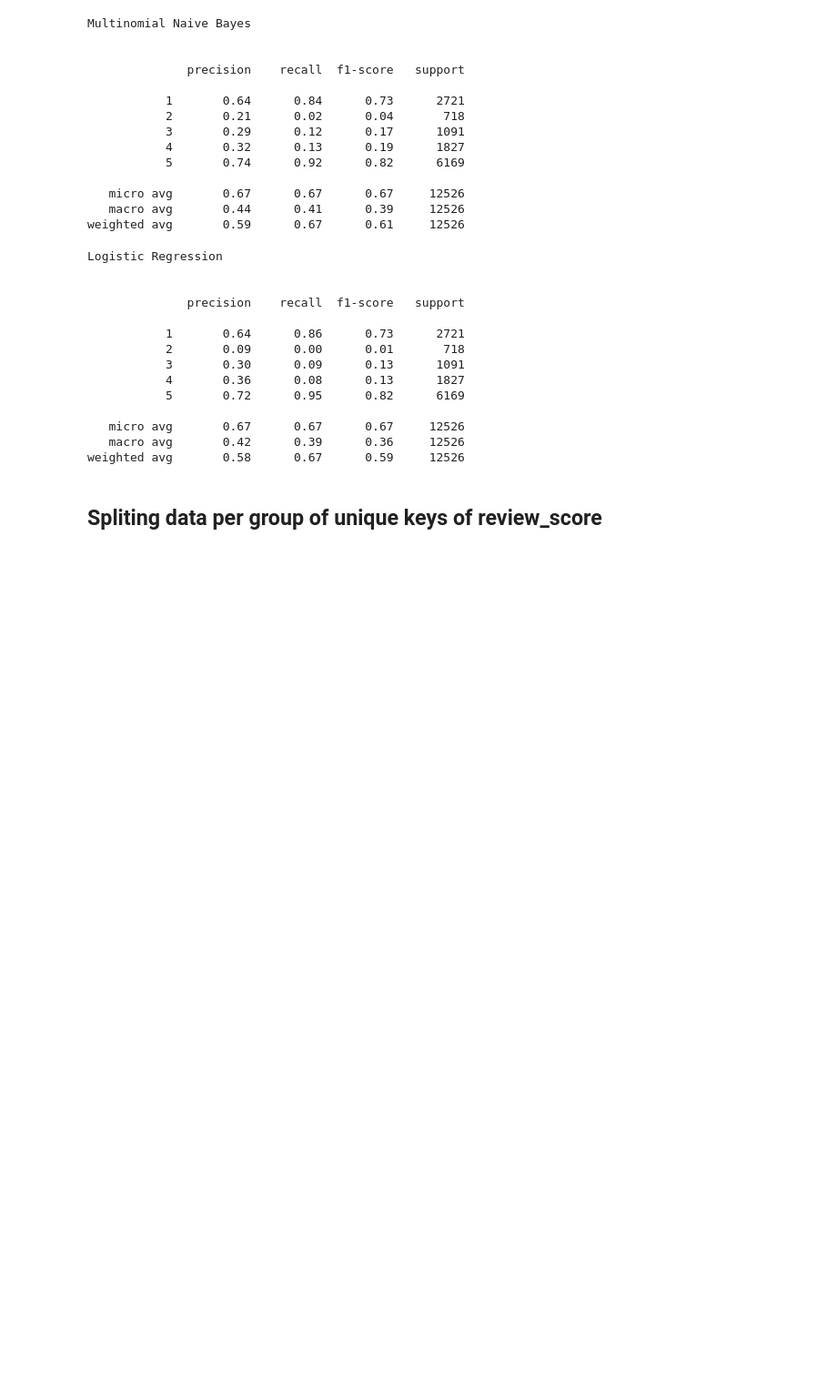
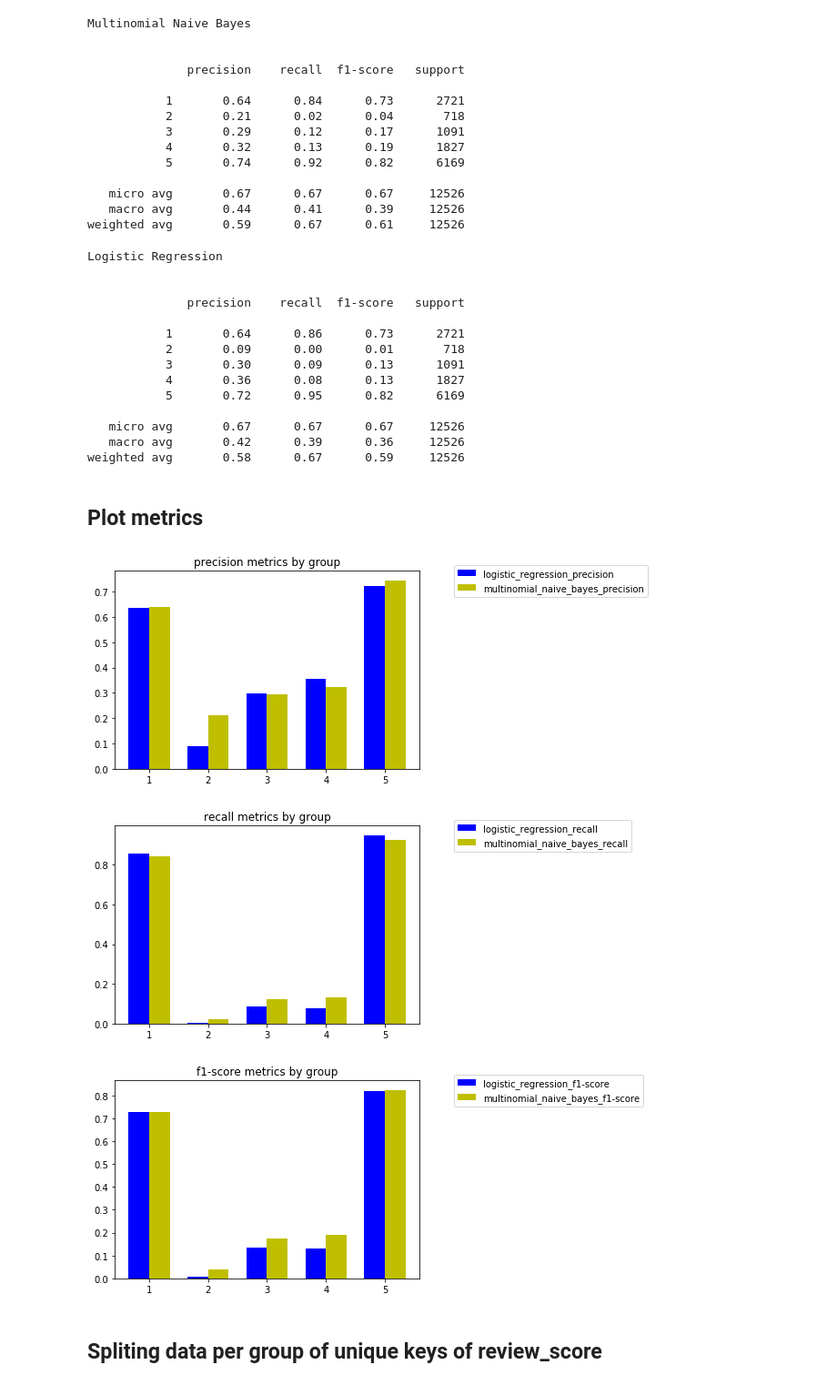
Before and after one commit to ViniciusBernardo/olist-orders-review-sentiment-analysis, a Jupyter notebook: olist_order_reviews.ipynb, the cells around one changed output. Shown: that part at 91% size. Saved outputs shown, nothing was run; the diff lists cells and outputs as text; code cells hidden in the pictures; blank space fills up the shorter version.

Commit message:
Add charts to compare results
Signed-off-by: Vinicius Ferreira <vfbdelima@gmail.com>

```diff
--- a/olist_order_reviews.ipynb
+++ b/olist_order_reviews.ipynb
@@ -259,6 +259,7 @@ y_pred = mnnb.predict(X_test)
 
 print("Multinomial Naive Bayes\n\n")
 
+multinomial_naive_bayes_report = classification_report(y_test, y_pred, output_dict=True)
 print(classification_report(y_test, y_pred))
 # %% [output]
 Multinomial Naive Bayes
@@ -278,9 +279,6 @@ weighted avg       0.59      0.67      0.61     12526
 # %%
 from sklearn.linear_model import LogisticRegression
 from sklearn.metrics import classification_report
-
-
-#for c in [0.01, 0.05, 0.25, 0.5, 1]:
 
 print("Logistic Regression\n\n")
 
@@ -290,6 +288,7 @@ lr.fit(X_train, y_train)
 
 y_pred = lr.predict(X_test)
 
+logistic_regression_report = classification_report(y_test, y_pred, output_dict=True)
 print(classification_report(y_test, y_pred))
 # %% [output]
 Logistic Regression
@@ -306,6 +305,61 @@ Logistic Regression
    micro avg       0.67      0.67      0.67     12526
    macro avg       0.42      0.39      0.36     12526
 weighted avg       0.58      0.67      0.59     12526
+# %% [markdown]
+## Plot metrics
+# %%
+import matplotlib.pyplot as plt
+
+def capture_reports(logistic, naive_bayes, metric):
+
+    logistic.pop('micro avg', '')
+    logistic.pop('macro avg', '')
+    logistic.pop('weighted avg', '')
+
+    naive_bayes.pop('micro avg', '')
+    naive_bayes.pop('macro avg', '')
+    naive_bayes.pop('weighted avg', '')
+
+    logistic_metrics = []
+    naive_bayes_metrics = []
+    for x, y in zip(logistic_regression_report.items(), multinomial_naive_bayes_report.items()):
+        logistic_metrics.append(x[1].get(metric, 0))
+        naive_bayes_metrics.append(y[1].get(metric, 0))
+
+    return logistic_metrics, naive_bayes_metrics
+
+def plot_metrics(logistic_metrics, naive_bayes_metrics, metric):
+    fig, ax = plt.subplots()
+
+    keys = ['1', '2', '3', '4', '5']
+
+    ind = np.arange(len(keys))
+    width = 0.35
+    p1 = ax.bar(ind, logistic_metrics, width, color='b')
+
+    p2 = ax.bar(ind + width, naive_bayes_metrics, width, color='y')
+
+    ax.set_title('{} metrics by group'.format(metric))
+    ax.set_xticks(ind + width / 2)
+    ax.set_xticklabels(keys)
+
+    ax.legend((p1[0], p2[0]), ('logistic_regression_{}'.format(metric), 'multinomial_naive_bayes_{}'.format(metric)), bbox_to_anchor=(1.1, 1.05))
+    ax.autoscale_view()
+
+    plt.show()
+
+reports = capture_reports(logistic_regression_report, multinomial_naive_bayes_report, 'precision')
+plot_metrics(reports[0], reports[1], 'precision')
+
+reports = capture_reports(logistic_regression_report, multinomial_naive_bayes_report, 'recall')
+plot_metrics(reports[0], reports[1], 'recall')
+
+reports = capture_reports(logistic_regression_report, multinomial_naive_bayes_report, 'f1-score')
+plot_metrics(reports[0], reports[1], 'f1-score')
+# %% [output]
+[figure, added]
+[figure, added]
+[figure, added]
 # %% [markdown]
 ## Spliting data per group of unique keys of review_score
 # %%
```
Also changed, not shown: parts of 3 cells of this notebook.
